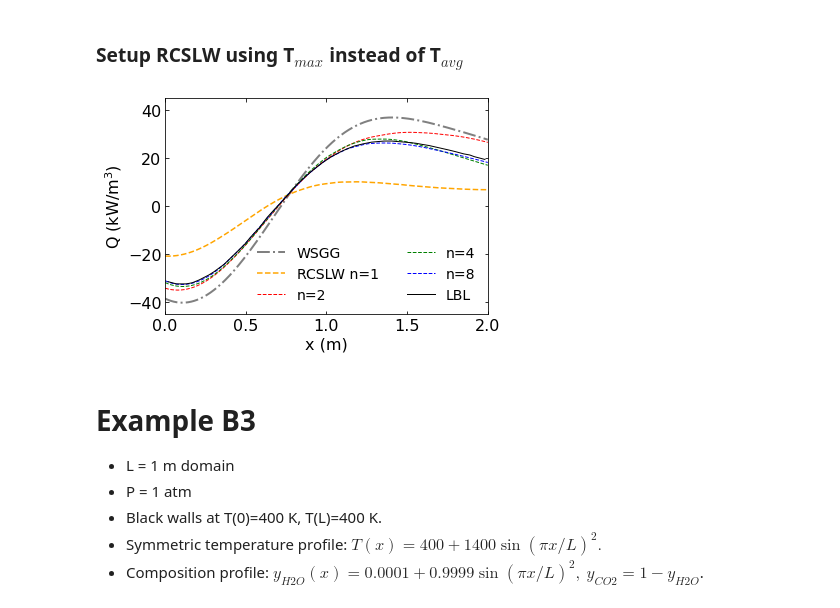
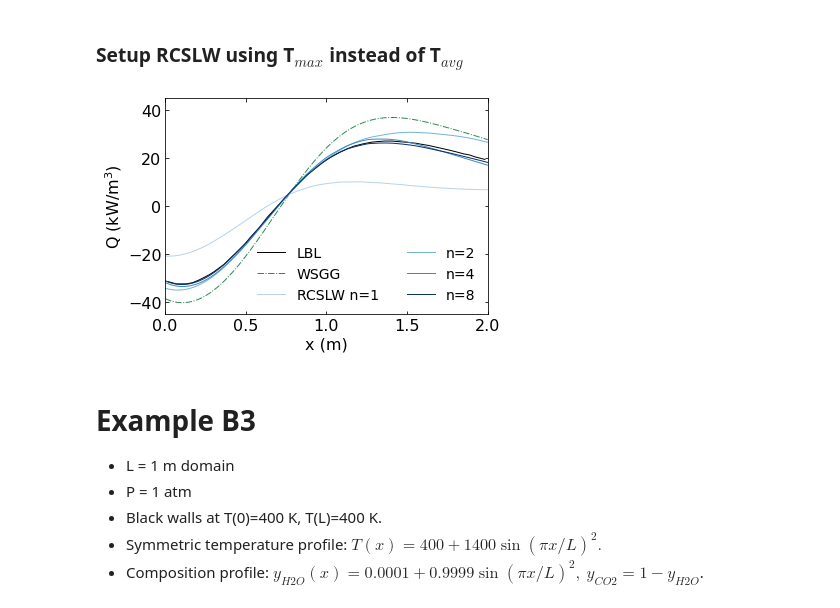
Before and after one commit to byuignite-papers/RadLib_paper, a Jupyter notebook: notes/figures_examples.ipynb, the cells around one changed output. Saved outputs shown, nothing was run; the diff lists cells and outputs as text; code cells hidden in the pictures.

```diff
--- a/notes/figures_examples.ipynb
+++ b/notes/figures_examples.ipynb
@@ -25,8 +25,17 @@ import numpy as np
 import matplotlib.pyplot as plt
 %matplotlib inline
 
+import matplotlib.cm as cm
+cols = cm.Blues(np.linspace(0.3, 1, 5))
+cLBL = 'black'
+cPM  = 'firebrick'
+cWSGG = 'seagreen'
+cRCSLW = cols
+
 import matplotlib
 matplotlib.rcParams.update({'font.size':16, 'figure.autolayout': True});
+
+sys.path.append('/Users/dol4/codes/radlib/installation/lib/python3.9/site-packages')
 
 class _hide_print:
     def __enter__(self):
@@ -299,13 +314,3 @@ ax.set_ylabel('T (K)')
 ax.set_xlim([0,L]);
 # %% [output]
 [figure]
-# %%
-with _hide_print():
-    xQ, QPM   = ex_S5('planckmean')
-    xQ, QWSGG = ex_S5('wsgg')
-    xQ, Q1    = ex_S5('rcslw', 1)
-    xQ, Q2    = ex_S5('rcslw', 2)
-    xQ, Q4    = ex_S5('rcslw', 4)
-    xQ, Q8    = ex_S5('rcslw', 8)
-
-# 8 and 16 are virtually identical
@@ -376,31 +327,31 @@ with _hide_print():
 # %%
 #-------------- LBL data
 
 lbl  = np.loadtxt('LBLdata/ex_S5_LBL.dat')
 
 #-------------- PLOT BOILERPLATE
 
 fig, ax = plt.subplots()
 ax.tick_params(direction='in', top=True, right=True)
 
 #-------------- PLOT
 
-ax.plot(xQ, QWSGG/1000, '-.', color='gray',   linewidth=2)
-ax.plot(xQ, Q1/1000,  '--',   color='orange', linewidth=1.5)
-ax.plot(xQ, Q2/1000,  '--',   color='red',    linewidth=1)
-ax.plot(xQ, Q4/1000,  '--',   color='green',  linewidth=1)
-ax.plot(xQ, Q8/1000,  '--',  color='blue',   linewidth=1)
-ax.plot(lbl[:,0],   lbl[:,1],   'k-', linewidth=1)
+ax.plot(lbl[:,0],   lbl[:,1],   '-', color=cLBL, linewidth=1)
+ax.plot(xQ, QWSGG/1000, '-.', color=cWSGG,    linewidth=1)
+ax.plot(xQ, Q1/1000,  '-',   color=cRCSLW[0],  linewidth=1)
+ax.plot(xQ, Q2/1000,  '-',   color=cRCSLW[1],  linewidth=1)
+ax.plot(xQ, Q4/1000,  '-',   color=cRCSLW[2],  linewidth=1)
+ax.plot(xQ, Q8/1000,  '-',  color=cRCSLW[4],   linewidth=1)
 
 
-ax.legend(['WSGG', 'RCSLW n=1', 'n=2', 'n=4', 'n=8', 'LBL'], frameon=False, ncol=2, fontsize=14)
+ax.legend(['LBL', 'WSGG', 'RCSLW n=1', 'n=2', 'n=4', 'n=8'], frameon=False, ncol=2, fontsize=14)
 ax.set_xlabel(r'x (m)')
 ax.set_ylabel(r'Q (kW/m$^3$)')
 ax.set_xlim([0,2])
 ax.set_ylim([-45,45]);
 plt.savefig('ex_S5c.pdf');
 # %% [output]
-[figure, old version]
+[figure, new version]
 # %% [markdown]
 # Example B3
 
```
Also changed, not shown: parts of 8 cells of this notebook, 9 other files.
